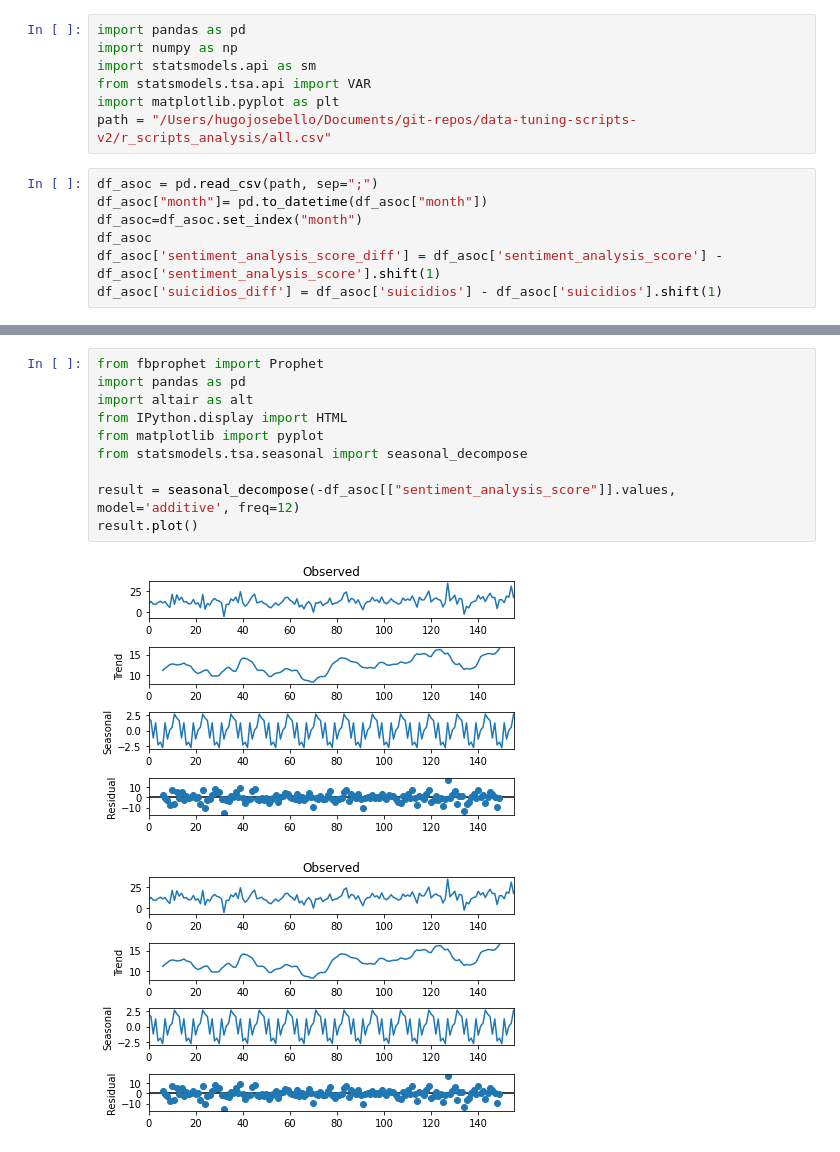
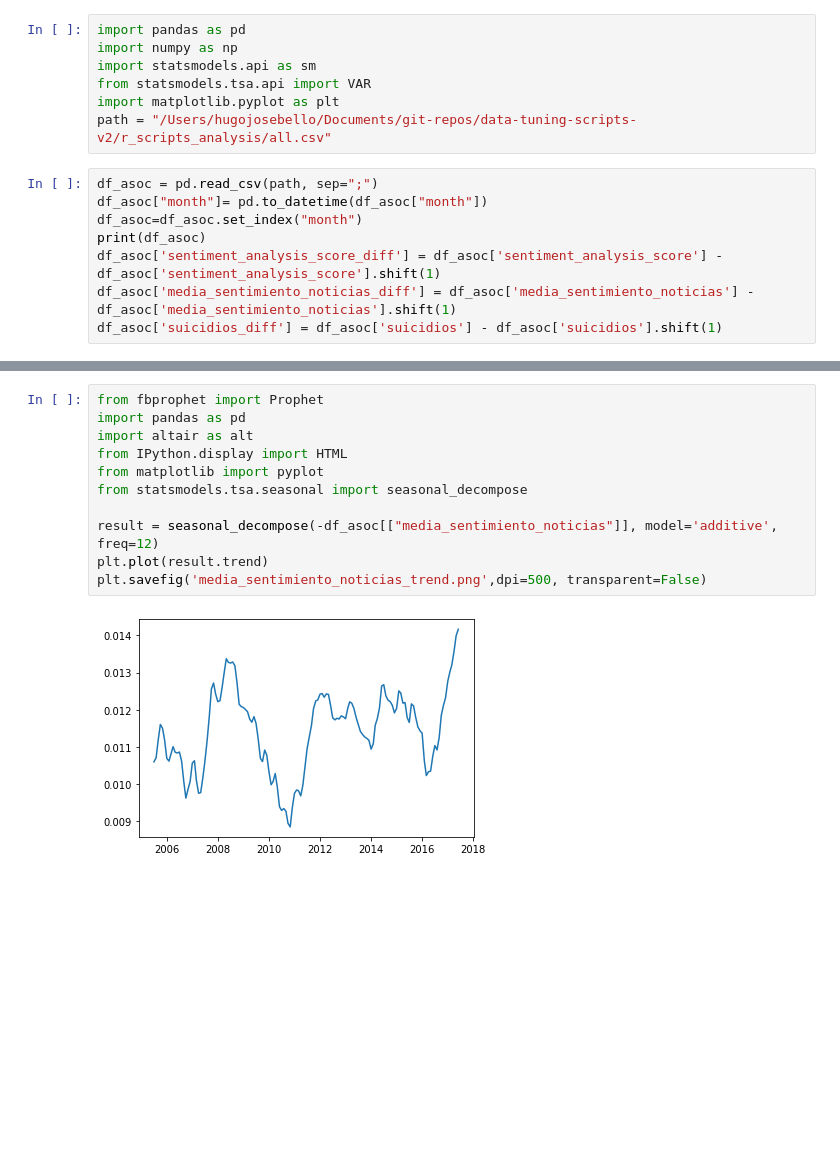
Before and after one commit to news-scrapers/data-tuning-scripts-v2, a Jupyter notebook: causality_stationality_python/causality_granger_stationality.ipynb, the cells around one changed output, grey strips where cells are left out. Drawn from its saved outputs; the diff is of its cells as text; blank space fills up the shorter version.

```diff
--- a/causality_stationality_python/causality_granger_stationality.ipynb
+++ b/causality_stationality_python/causality_granger_stationality.ipynb
@@ -9,7 +9,8 @@ path = "/Users/hugojosebello/Documents/git-repos/data-tuning-scripts-v2/r_script
 df_asoc = pd.read_csv(path, sep=";")
 df_asoc["month"]= pd.to_datetime(df_asoc["month"])
 df_asoc=df_asoc.set_index("month")
-df_asoc
+print(df_asoc)
 df_asoc['sentiment_analysis_score_diff'] = df_asoc['sentiment_analysis_score'] - df_asoc['sentiment_analysis_score'].shift(1)
+df_asoc['media_sentimiento_noticias_diff'] = df_asoc['media_sentimiento_noticias'] - df_asoc['media_sentimiento_noticias'].shift(1)
 df_asoc['suicidios_diff'] = df_asoc['suicidios'] - df_asoc['suicidios'].shift(1)
 # %% [output]
@@ -158,14 +177,14 @@ dtype: float64
 # %%
 from fbprophet import Prophet
 import pandas as pd
 import altair as alt
 from IPython.display import HTML
 from matplotlib import pyplot
 from statsmodels.tsa.seasonal import seasonal_decompose
 
-result = seasonal_decompose(-df_asoc[["sentiment_analysis_score"]].values, model='additive', freq=12)
-result.plot()
+result = seasonal_decompose(-df_asoc[["media_sentimiento_noticias"]], model='additive', freq=12)
+plt.plot(result.trend)
+plt.savefig('media_sentimiento_noticias_trend.png',dpi=500, transparent=False)
 # %% [output]
-[figure, old version]
+[figure, new version]
-[figure, removed]
 # %%
```
Also changed, not shown: parts of 7 cells of this notebook, 9 other files.
